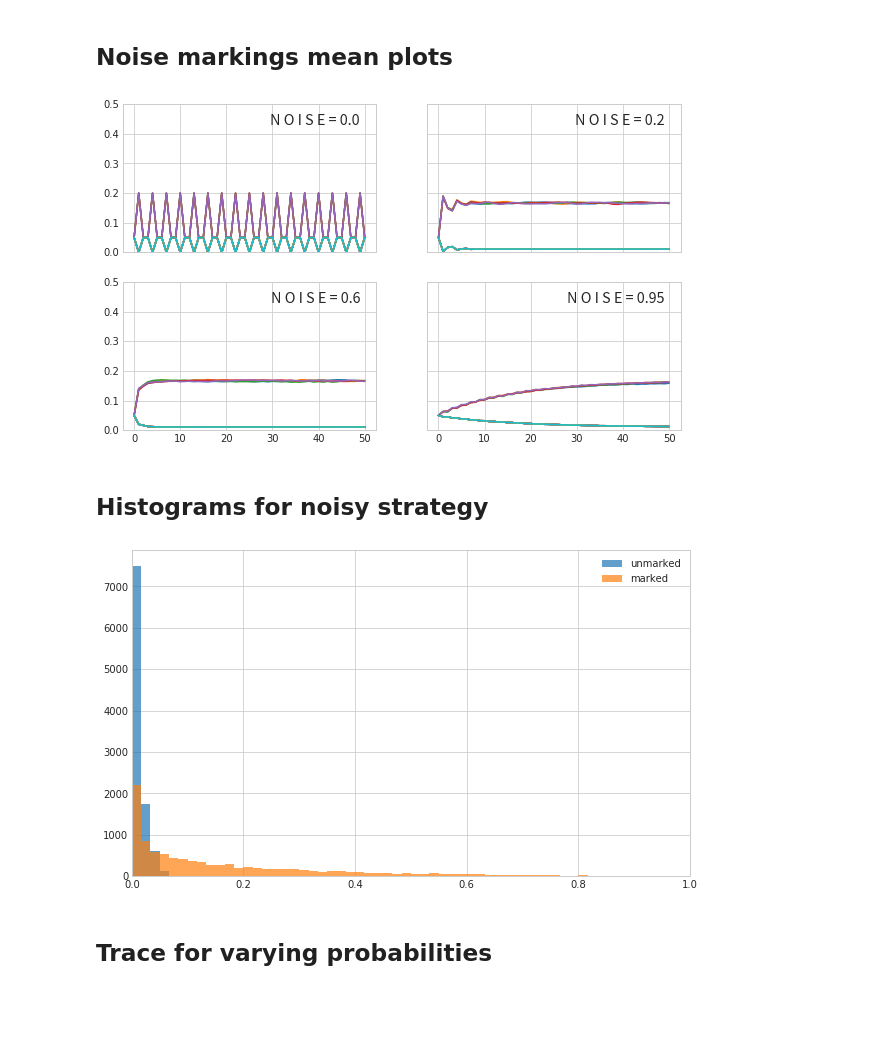
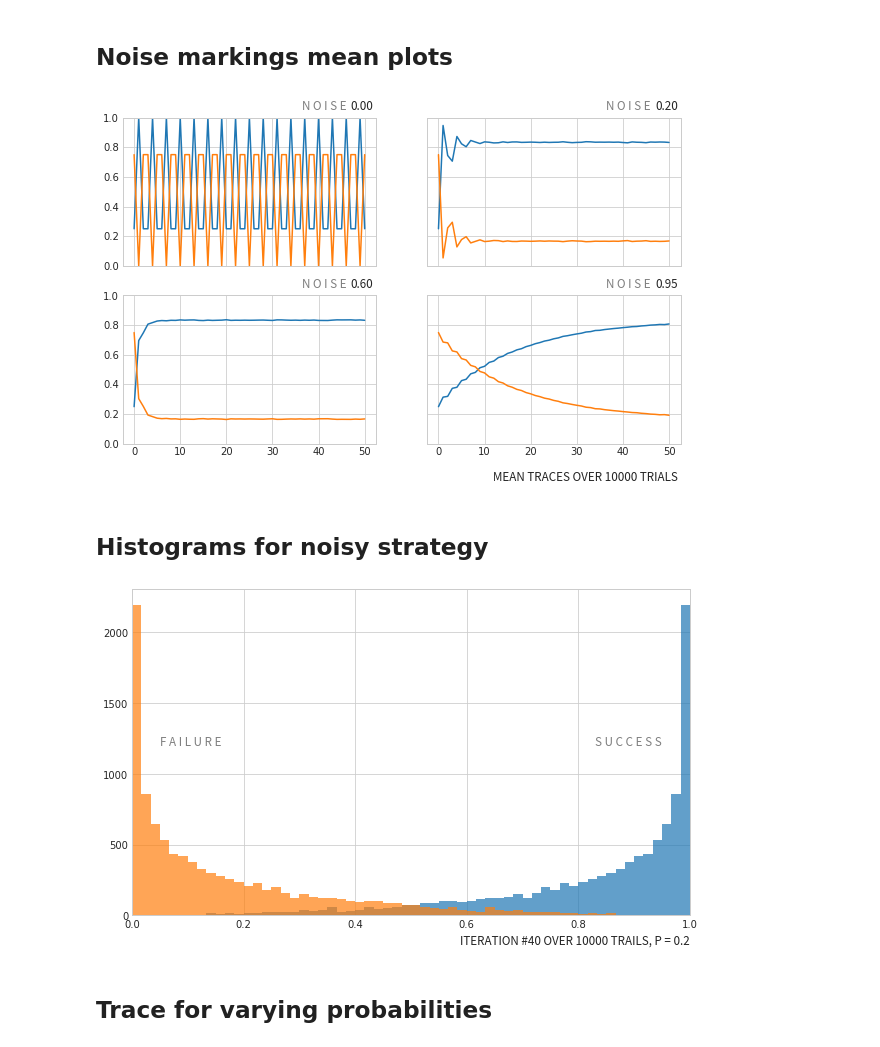
Before and after one commit to lepisma/noisy-quantum-search, a Jupyter notebook: playground.ipynb, the cells around one changed output. Cells and saved outputs as stored; diff of their text form; code cells hidden in the pictures; blank space fills up the shorter version.

```diff
--- a/playground.ipynb
+++ b/playground.ipynb
@@ -38,41 +39,63 @@ If you're reading this message in another frontend (for example, a static render
 # %%
 mems_map = {}
 
 probs = [0.0, 0.2, 0.6, 0.95]
 for p in tqdm(probs):
     mems = []
     for i in range(10000):
         markings = get_markings(50, P)
         markings = mark_all(markings, num=5)
         markings = unmark_all_noise(markings, [p for j in range(5)], start=0)
         mem = run(markings)
         mems.append(mem)
     mems = np.array(mems)
     mems_map[p] = deepcopy(mems)
 
 f, ((ax1, ax2), (ax3, ax4)) = plt.subplots(2, 2, figsize=(10, 6), sharex=True, sharey=True)
 
+def prob_success(mem):
+    ps = (mem ** 2).mean(axis=0) # 50, P
+    return ps[:,:5].sum(axis=1)
+
+def prob_fail(mem):
+    ps = prob_success(mem)
+    return 1 - ps
+
 for i, ax in enumerate([ax1, ax2, ax3, ax4]):
-    ax.plot((mems_map[probs[i]] ** 2).mean(axis=0))
-    ax.set_ylim([0, 0.50])
-    ax.text(49, 0.43, f"N O I S E = {probs[i]}", name="Source Sans Pro", size=16, ha="right")
+    ax.plot(prob_success(mems_map[probs[i]]))
+    ax.plot(prob_fail(mems_map[probs[i]]))
+    ax.set_ylim([0, 1.0])
+    ax.text(46, 1.05, f"N O I S E", name="Source Sans Pro", size=13,
+            ha="right", color="gray")
+    ax.text(47, 1.05, f"{probs[i]:.2f}", name="Source Sans Pro", size=13, ha="left")
+
+plt.text(52, -0.25, f"MEAN TRACES OVER 10000 TRIALS",
+         name="Source Sans Pro", size=13, ha="right")
 
 plt.setp([a.get_xticklabels() for a in f.axes[:-2]], visible=False)
 plt.savefig(f"{output}/trace-all.pdf")
 # %% [output]
-[figure, old version]
+[figure, new version]
 # %% [markdown]
 ## Histograms for noisy strategy
 # %%
 p = probs[1]
+iteration = 40
 fig = plt.figure(figsize=(10, 6))
-plt.hist((mems_map[p] ** 2)[:, 10, 5], bins=60,range=(0,1), alpha=0.7, label="unmarked")
-plt.hist((mems_map[p] ** 2)[:, 10, 1], bins=60,range=(0,1), alpha=0.7, label="marked")
+succ_hist = (mems_map[p] ** 2)[:, :, :5].sum(axis=-1)
+fail_hist = (mems_map[p] ** 2)[:, :, 5:].sum(axis=-1)
+plt.hist(succ_hist[:, iteration], bins=60,range=(0,1), alpha=0.7)
+plt.hist(fail_hist[:, iteration], bins=60,range=(0,1), alpha=0.7)
+plt.text(0.05, 1200, "F A I L U R E", color="gray", name="Source Sans Pro", size=13)
+plt.text(0.95, 1200, "S U C C E S S", color="gray", name="Source Sans Pro",
+         size=13, ha="right")
+plt.text(1.00, -200, f"ITERATION #{40} OVER 10000 TRAILS, P = {p}",
+         name="Source Sans Pro", size=13, ha="right")
 plt.legend()
 plt.xlim([0, 1])
 plt.savefig(f"{output}/trace-dist.pdf")
 # %% [output]
-[figure, old version]
+[figure, new version]
 # %% [markdown]
 ## Trace for varying probabilities
 # %%
```
Also changed, not shown: parts of 5 cells of this notebook.
